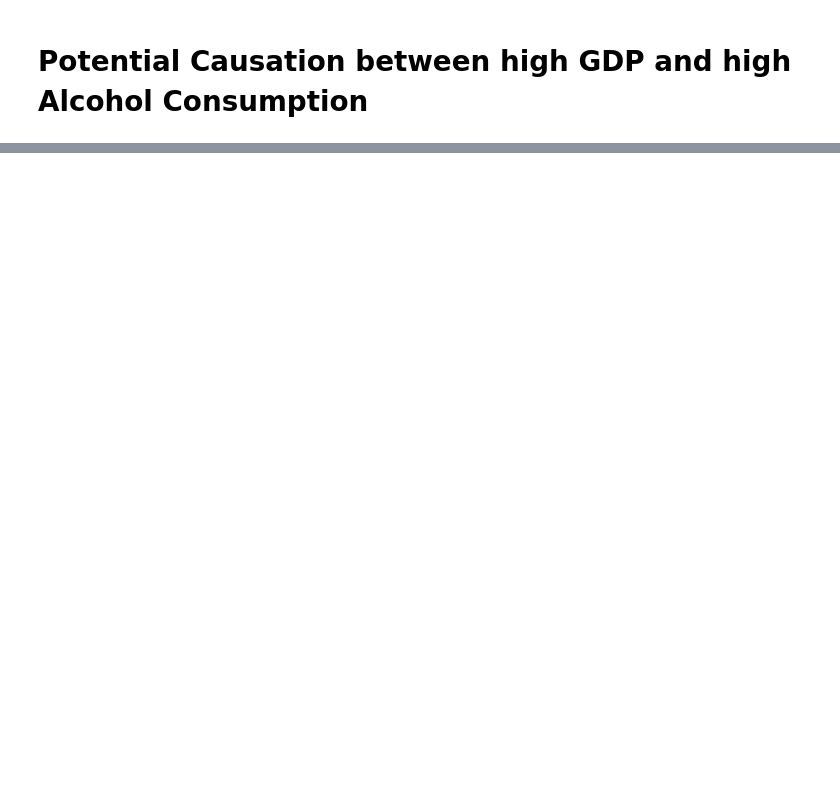
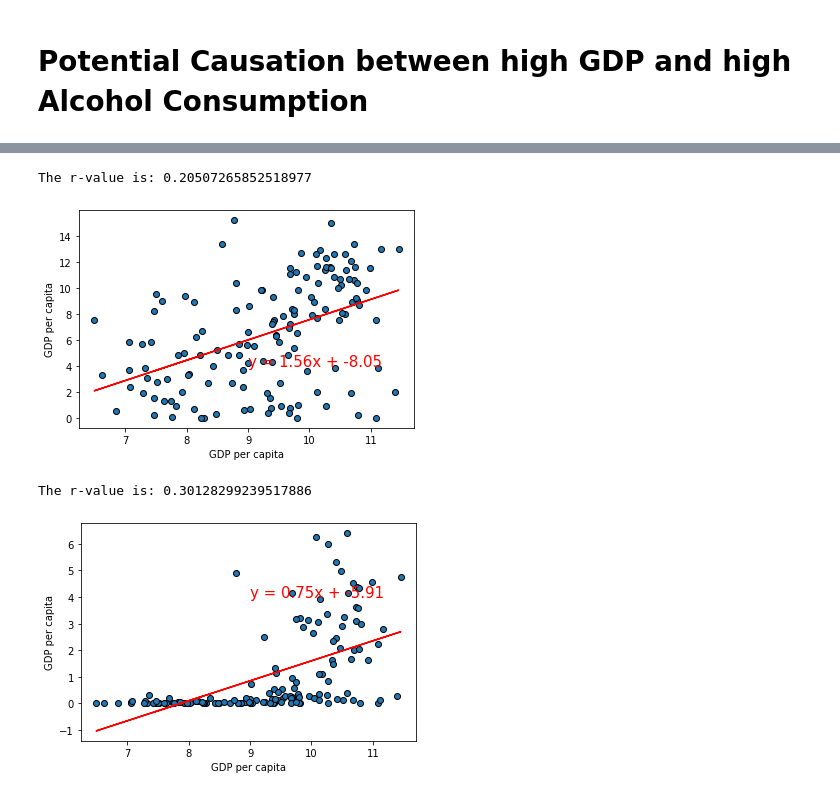
Before and after one commit to reccleston/data-analysis-project-1, a Jupyter notebook: nadia/project_work_with_Ryan.ipynb, the cells around one changed output, grey strips where cells are left out. Drawn from its saved outputs; the diff is of its cells as text; code cells hidden in the pictures; blank space fills up the shorter version.

```diff
--- a/nadia/project_work_with_Ryan.ipynb
+++ b/nadia/project_work_with_Ryan.ipynb
@@ -607,2 +667,28 @@ only_europe_gdp.boxplot("Wine Consumption per capita (Liters)", by="GDP Group",
+# %%
+#Define a function for a regression between GDP level and alcohol/wine consumption
+def plot_gdp_linear_regression(x_values, y_values, title, text_coordinates):
+    (slope, intercept, rvalue, pvalue, stderr) = linregress(x_values, y_values)
+    regress_values = x_values * slope + intercept
+    line_eq = "y = " + str(round(slope,2)) + "x + " + str(round(intercept,2))
+    plt.scatter(x_values, y_values, edgecolors='k')
+    plt.plot(x_values,regress_values, "r-")
+    plt.xlabel("GDP per capita")
+    plt.ylabel(title)
+    plt.annotate(line_eq,text_coordinates,fontsize=15,color="red")
+    print(f"The r-value is: {rvalue**2}")
+    plt.show()
+# %%
+#Linear regressions for GDP and Alcohol/Wine consumption worldwide
+x_values=gdp_and_life_expectancy_df['GDP per capita']
+y_values=gdp_and_life_expectancy_df['Alcohol Consumption Per Capita (Liters)']
+plot_gdp_linear_regression(x_values,y_values,'GDP per capita',(9,4))
+x_values=gdp_and_life_expectancy_df['GDP per capita']
+y_values=gdp_and_life_expectancy_df['Wine Consumption per capita (Liters)']
+plot_gdp_linear_regression(x_values,y_values,'GDP per capita',(9,4))
+# %% [output]
+The r-value is: 0.20507265852518977
+[figure, added]
+The r-value is: 0.30128299239517886
+[figure, added]
 # %%
 gdp_and_life_expectancy_df.to_csv("gdp_and_life_expectancy_df.csv")
```
Also changed, not shown: parts of 15 cells of this notebook.
